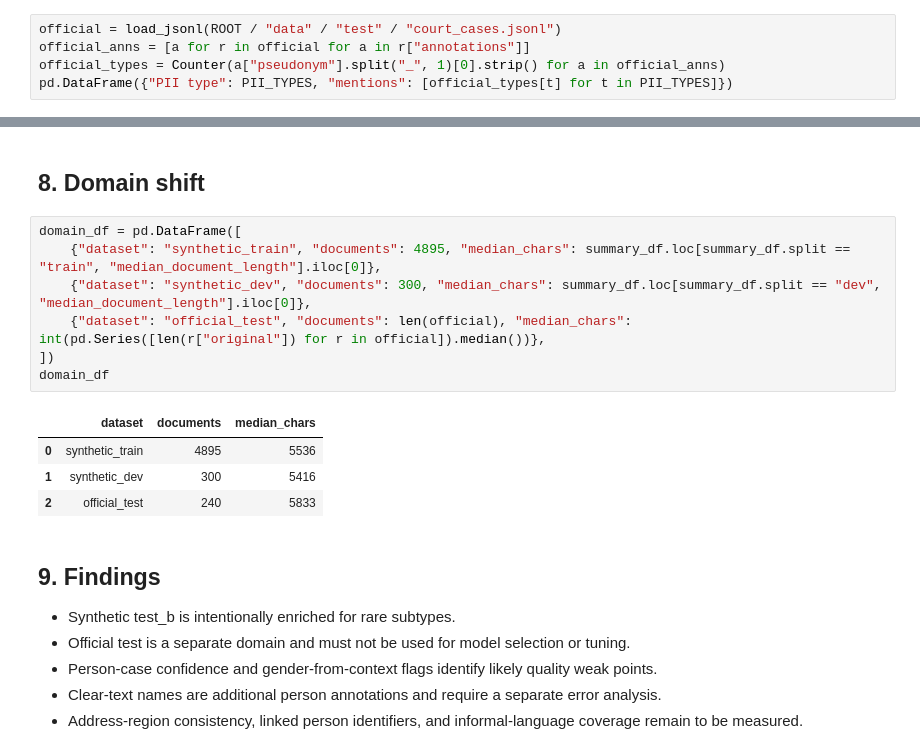
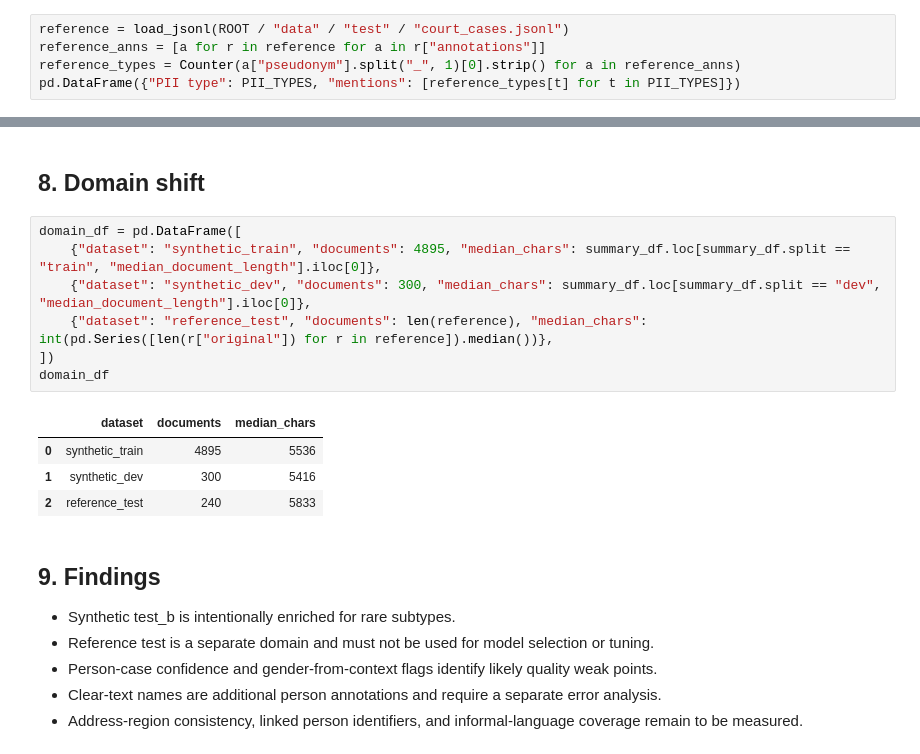
Before and after one commit to Ovkubiky/ua-court-pseudonymizer, a Jupyter notebook: notebooks/enhanced_eda.ipynb, the cells around one changed output, grey strips where cells are left out. Saved outputs shown, nothing was run; the diff lists cells and outputs as text.

Commit message:
Make README standalone, update HF dataset link, rename official to reference

```diff
--- a/notebooks/enhanced_eda.ipynb
+++ b/notebooks/enhanced_eda.ipynb
@@ -149,8 +149,8 @@ rare[rare.max(axis=1) >= 50].sort_values("test_b", ascending=False).head(20)
 # %%
-official = load_jsonl(ROOT / "data" / "test" / "court_cases.jsonl")
-official_anns = [a for r in official for a in r["annotations"]]
-official_types = Counter(a["pseudonym"].split("_", 1)[0].strip() for a in official_anns)
-pd.DataFrame({"PII type": PII_TYPES, "mentions": [official_types[t] for t in PII_TYPES]})
+reference = load_jsonl(ROOT / "data" / "test" / "court_cases.jsonl")
+reference_anns = [a for r in reference for a in r["annotations"]]
+reference_types = Counter(a["pseudonym"].split("_", 1)[0].strip() for a in reference_anns)
+pd.DataFrame({"PII type": PII_TYPES, "mentions": [reference_types[t] for t in PII_TYPES]})
 # %% [output]
 |  | PII type | mentions |
 | 0 | ОСОБА | 2837 |
@@ -162,20 +162,20 @@ pd.DataFrame({"PII type": PII_TYPES, "mentions": [official_types[t] for t in PII
 # %%
 domain_df = pd.DataFrame([
     {"dataset": "synthetic_train", "documents": 4895, "median_chars": summary_df.loc[summary_df.split == "train", "median_document_length"].iloc[0]},
     {"dataset": "synthetic_dev", "documents": 300, "median_chars": summary_df.loc[summary_df.split == "dev", "median_document_length"].iloc[0]},
-    {"dataset": "official_test", "documents": len(official), "median_chars": int(pd.Series([len(r["original"]) for r in official]).median())},
+    {"dataset": "reference_test", "documents": len(reference), "median_chars": int(pd.Series([len(r["original"]) for r in reference]).median())},
 ])
 domain_df
 # %% [output]
 |  | dataset | documents | median_chars |
 | 0 | synthetic_train | 4895 | 5536 |
 | 1 | synthetic_dev | 300 | 5416 |
-| 2 | official_test | 240 | 5833 |
+| 2 | reference_test | 240 | 5833 |
 # %% [markdown]
 ## 9. Findings
 
 - Synthetic test_b is intentionally enriched for rare subtypes.
-- Official test is a separate domain and must not be used for model selection or tuning.
+- Reference test is a separate domain and must not be used for model selection or tuning.
 - Person-case confidence and gender-from-context flags identify likely quality weak points.
 - Clear-text names are additional person annotations and require a separate error analysis.
 - Address-region consistency, linked person identifiers, and informal-language coverage remain to be measured.
```
Also changed, not shown: parts of 2 cells of this notebook, 20 other files.
